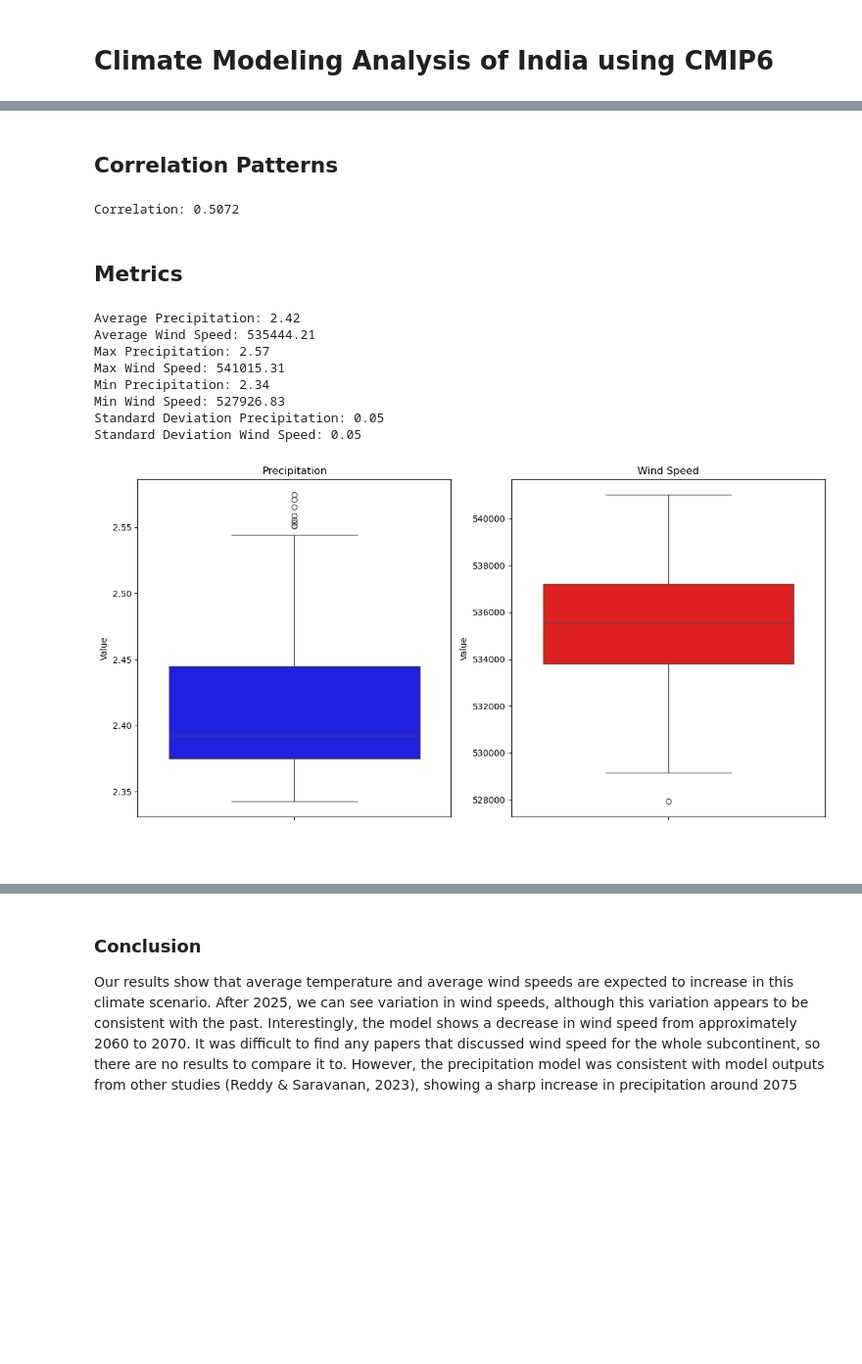
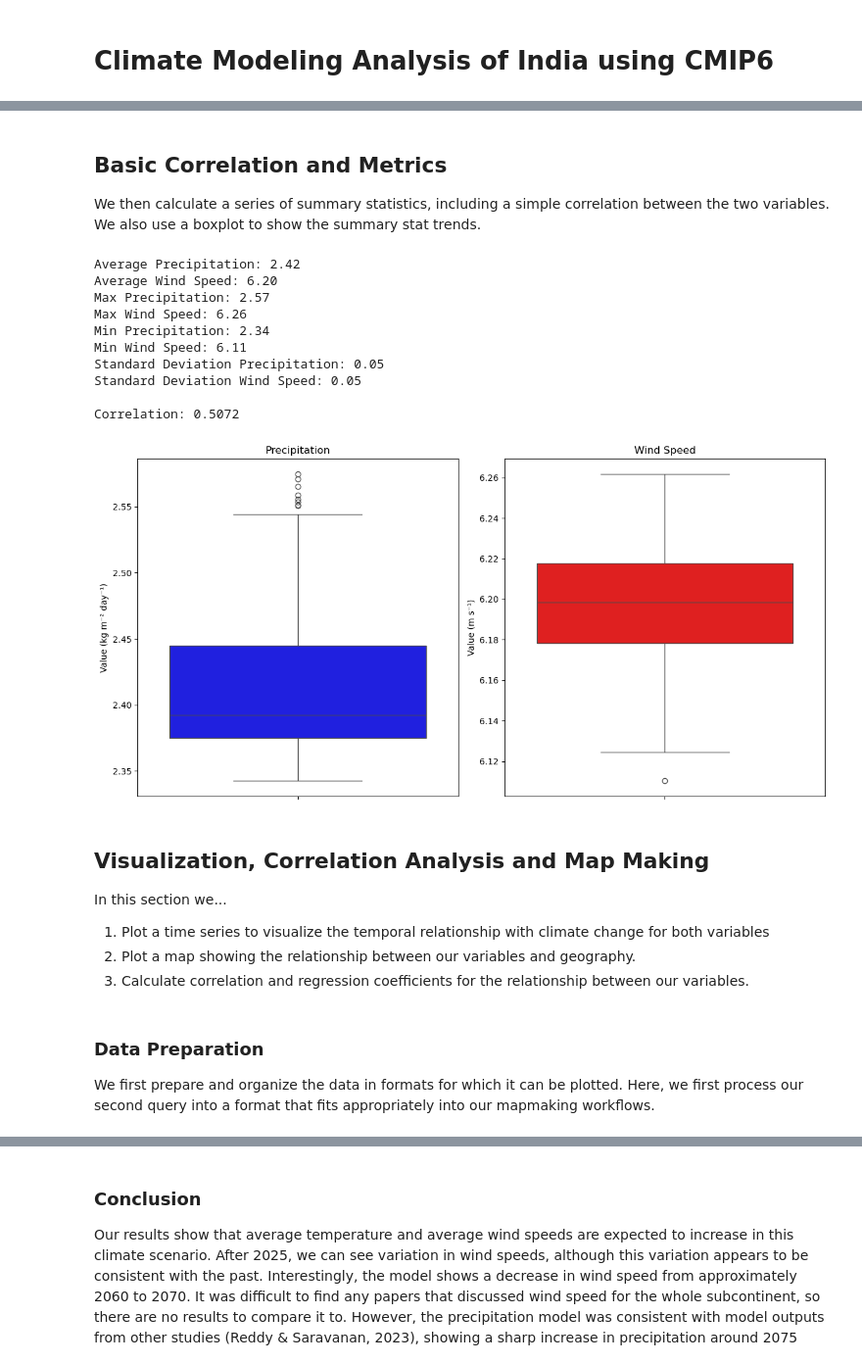
Before and after one commit to silkieMoth/eds_296_climate-modeling_final_proj, a Jupyter notebook: indian_monsoons.ipynb, the cells around one changed output, grey strips where cells are left out. Shown at 98% size. Saved outputs shown, nothing was run; the diff lists cells and outputs as text; code cells hidden in the pictures; blank space fills up the shorter version.

```diff
--- a/indian_monsoons.ipynb
+++ b/indian_monsoons.ipynb
@@ -130,10 +192,16 @@ def zarr_prepare(response_df, variable, scenario, start_year, end_year, agg_by,
 
 
     # convert sr mm/second to mm/day
-    converted = sliced * (60*60*24)
+    ## but ignore this if windspeed
+    if variable == 'pr':
+        converted = sliced * 60*60*24
 
-    # spatial average
-    averaged = converted.mean(dim=agg_by)
+        # spatial average
+        averaged = converted.mean(dim=agg_by)
+
+    else:
+        # spatial average
+        averaged = sliced.mean(dim=agg_by)
 
     return averaged
 # %%
@@ -255,5 +311,8 @@ visualize_model(
 # %% [markdown]
-## Correlation Patterns
+## Basic Correlation and Metrics
+
+We then calculate a series of summary statistics, including a simple correlation between the two variables. <br>
+We also use a boxplot to show the summary stat trends.
 # %%
 # Convert to a series
 precip_series = sim_mean_precip.to_series()
@@ -262,14 +321,6 @@ wind_series = sim_mean_wind.to_series()
 # Align both series by the index, year
 combined = pd.concat([precip_series, wind_series], axis = 1).dropna()
 combined.columns = ['precip', 'wind']
-# %%
-# Perform correlation analysis
-correlation = combined.corr().iloc[0,1]
-print(f"Correlation: {correlation:.4f}")
-# %% [output]
-Correlation: 0.5072
-# %% [markdown]
-## Metrics
 # %%
 # Compute basic statistics
 avg_precip = precip_series.mean()
@@ -290,35 +341,50 @@ print(f"Min Precipitation: {min_precip:.2f}")
 print(f"Min Wind Speed: {min_wind:.2f}")
 print(f"Standard Deviation Precipitation: {std_precip:.2f}")
 print(f"Standard Deviation Wind Speed: {std_precip:.2f}")
+
+# Perform correlation analysis
+correlation = combined.corr().iloc[0,1]
+print(f"\nCorrelation: {correlation:.4f}")
 # %% [output]
 Average Precipitation: 2.42
-Average Wind Speed: 535444.21
+Average Wind Speed: 6.20
 Max Precipitation: 2.57
-Max Wind Speed: 541015.31
+Max Wind Speed: 6.26
 Min Precipitation: 2.34
-Min Wind Speed: 527926.83
+Min Wind Speed: 6.11
 Standard Deviation Precipitation: 0.05
 Standard Deviation Wind Speed: 0.05
+
+Correlation: 0.5072
 # %%
 # Look at the distribution of the two variables' data
 fig, axes = plt.subplots(1, 2, figsize =( 12, 6))
 
 # Boxplot for Precipitation
 sns.boxplot(y = precip_series, ax = axes[0], color = 'blue')
 axes[0].set_title('Precipitation')
-axes[0].set_ylabel('Value')
+axes[0].set_ylabel('Value (kg m\u207B\u00B2 day\u207B\u00B9)')
 axes[0].set_xlabel('')
 
 # Boxplot for Wind Speed
 sns.boxplot(y = wind_series, ax = axes[1], color = 'red')
 axes[1].set_title('Wind Speed')
-axes[1].set_ylabel('Value')
+axes[1].set_ylabel('Value (m s\u207B\u00B9)')
 axes[1].set_xlabel('')
 
 # Display plots
 plt.tight_layout()
 plt.show()
 # %% [output]
-[figure, old version]
+[figure, new version]
-# %% [markdown]
-###
+# %% [markdown]
+## Visualization, Correlation Analysis and Map Making
+
+In this section we...
+1. Plot a time series to visualize the temporal relationship with climate change for both variables
+1. Plot a map showing the relationship between our variables and geography.
+2. Calculate correlation and regression coefficients for the relationship between our variables.
+# %% [markdown]
+### **Data Preparation**
+
+We first prepare and organize the data in formats for which it can be plotted. Here, we first process our second query into a format that fits appropriately into our mapmaking workflows.
```
Also changed, not shown: parts of 44 cells of this notebook.
